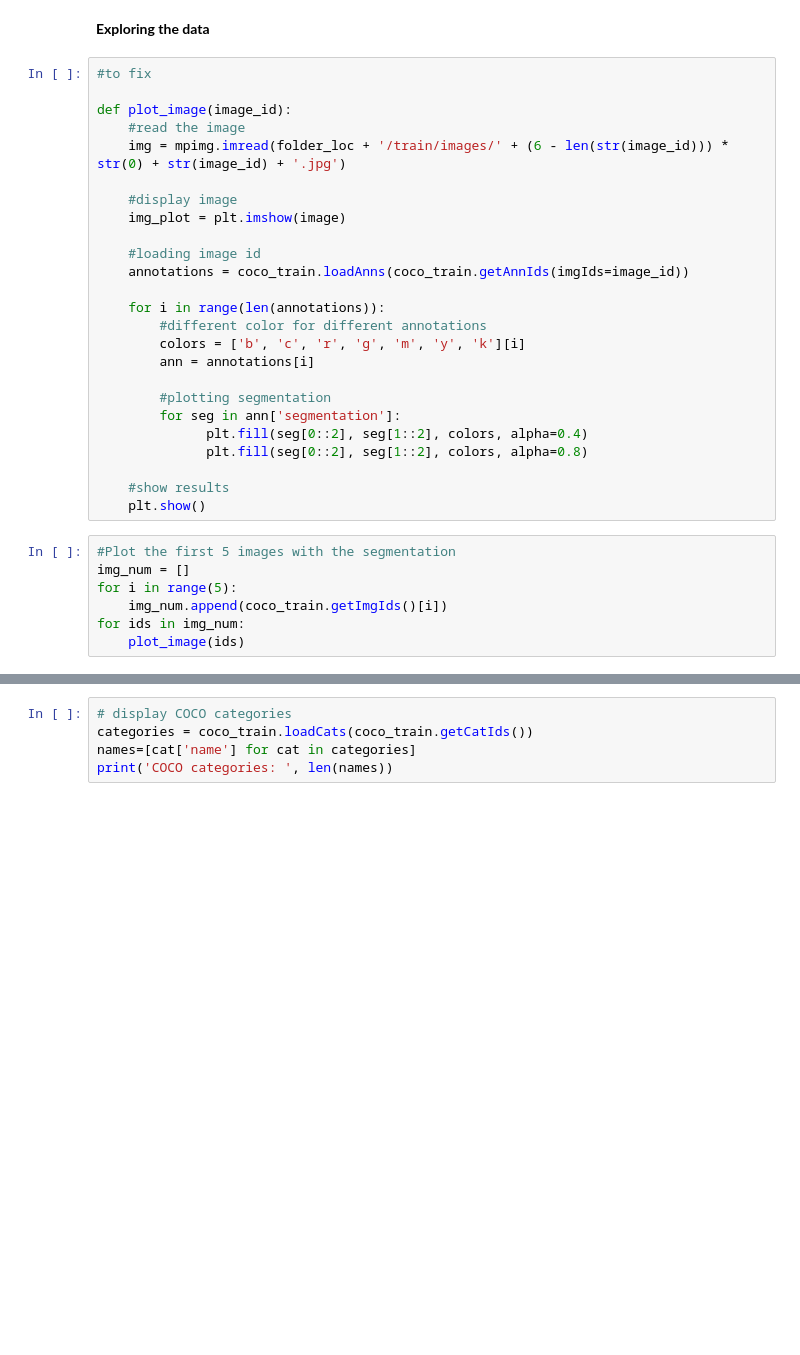
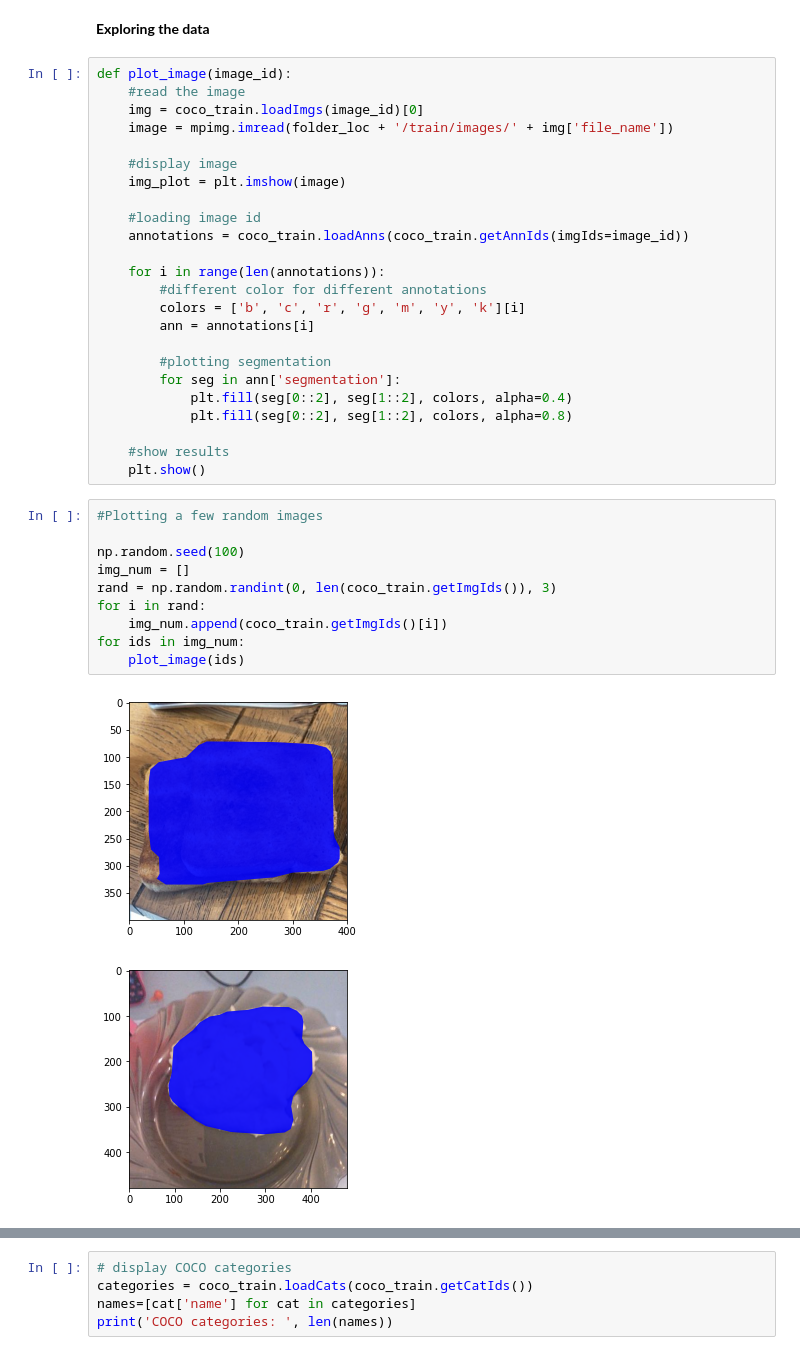
Before and after one commit to BeleRicks11/Food_Recognition, a Jupyter notebook: Food_recognition.ipynb, the cells around one changed output, grey strips where cells are left out. Cells and saved outputs as stored; diff of their text form; blank space fills up the shorter version.

```diff
--- a/Food_recognition.ipynb
+++ b/Food_recognition.ipynb
@@ -79,11 +51,10 @@ index created!
 # %% [markdown]
 **Exploring the data**
 # %%
-#to fix
-
 def plot_image(image_id):
     #read the image
-    img = mpimg.imread(folder_loc + '/train/images/' + (6 - len(str(image_id))) * str(0) + str(image_id) + '.jpg')
+    img = coco_train.loadImgs(image_id)[0]
+    image = mpimg.imread(folder_loc + '/train/images/' + img['file_name'])
 
     #display image
     img_plot = plt.imshow(image)
@@ -98,15 +69,21 @@ def plot_image(image_id):
 
         #plotting segmentation
         for seg in ann['segmentation']:
-              plt.fill(seg[0::2], seg[1::2], colors, alpha=0.4)
-              plt.fill(seg[0::2], seg[1::2], colors, alpha=0.8)
+            plt.fill(seg[0::2], seg[1::2], colors, alpha=0.4)
+            plt.fill(seg[0::2], seg[1::2], colors, alpha=0.8)
 
     #show results
     plt.show()
 # %%
-#Plot the first 5 images with the segmentation
+#Plotting a few random images
+
+np.random.seed(100)
 img_num = []
-for i in range(5):
+rand = np.random.randint(0, len(coco_train.getImgIds()), 3)
+for i in rand:
     img_num.append(coco_train.getImgIds()[i])
 for ids in img_num:
     plot_image(ids)
+# %% [output]
+[figure, added]
+[figure, added]
```
Also changed, not shown: parts of 16 cells of this notebook.
